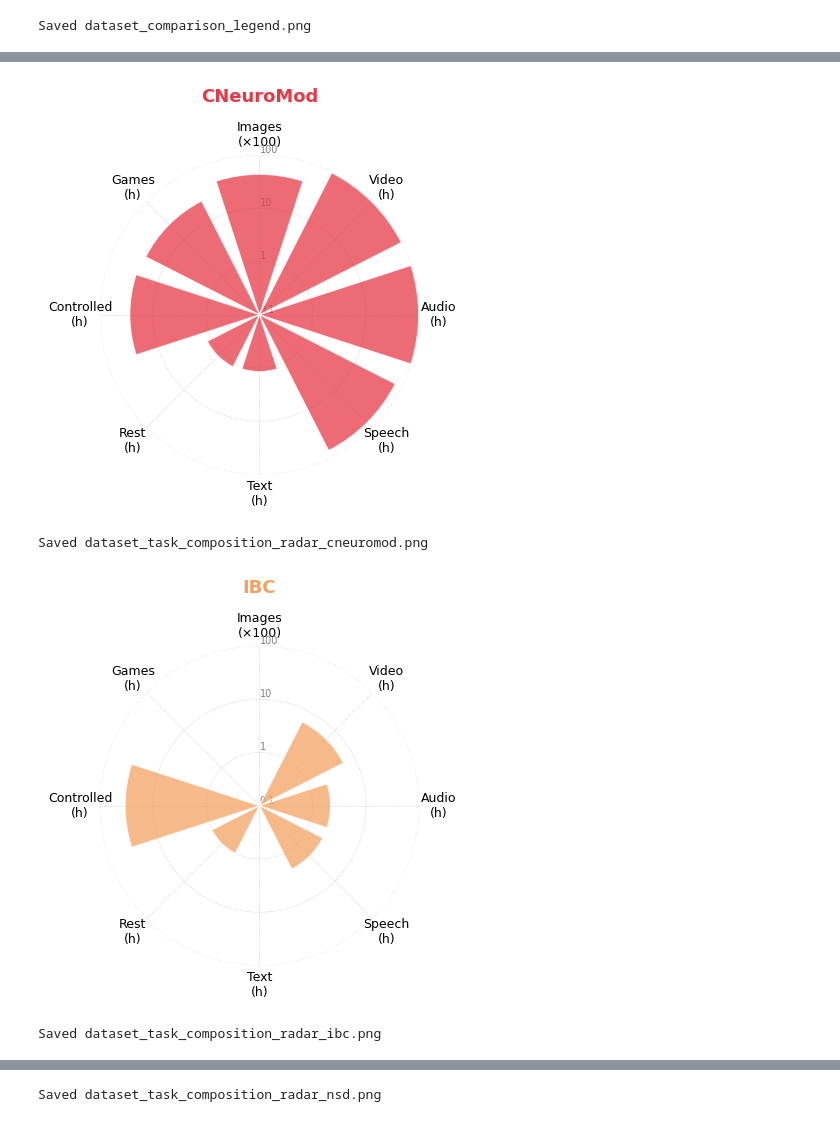
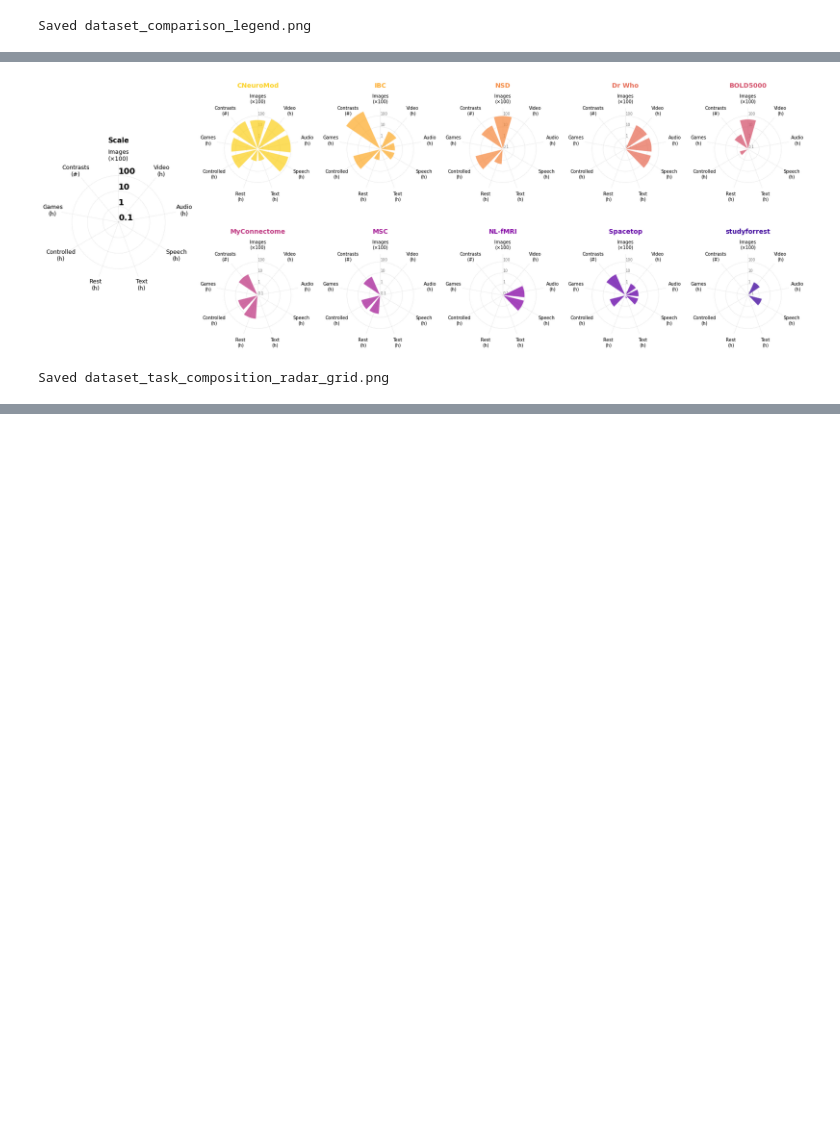
Before and after one commit to courtois-neuromod/cneuromod.all.comparison, a Jupyter notebook: notebooks/summary.ipynb, the cells around one changed output, grey strips where cells are left out. Saved outputs shown, nothing was run; the diff lists cells and outputs as text; code cells hidden in the pictures; blank space fills up the shorter version.

```diff
--- a/notebooks/summary.ipynb
+++ b/notebooks/summary.ipynb
@@ -23 +27,17 @@ from analysis.visualisation import make_bubble_chart, make_legend, make_neuroima
 from analysis.tables import COLUMN_GROUPS_PER_SUBJECT, COLUMN_GROUPS_TOTAL
+# %%
+# Rank top-10 datasets by total brain-recording hours per subject; build shared color dicts.
+dataset_ranks = compute_dataset_ranks(pivot_per_subject, datasets_list, COLUMN_GROUPS_PER_SUBJECT)
+dataset_colors_turbo = {ds: turbo_color(rank) for ds, rank in dataset_ranks.items()}
+
+# Ordered list of top-10 (rank 10 first) with their colors — used for radar grid and short chart.
+datasets_top10_ranked = sorted(
+    [(ds, dataset_colors_turbo[ds]) for ds, rank in dataset_ranks.items() if rank > 0],
+    key=lambda x: dataset_ranks[x[0]],
+    reverse=True,
+)
+datasets_top10 = [ds for ds, _ in datasets_top10_ranked]
+
+print("Top-10 datasets (rank 10 → 1):")
+for ds, color in datasets_top10_ranked:
+    print(f"  rank {dataset_ranks[ds]:2d}  {ds:30s}  {color}")
@@ -85,29 +113,10 @@ make_neuroimaging_depthvsbreadth(
 Saved dataset_neuroimaging_depthvsbreadth.png
 # %%
-from analysis.visualisation import make_task_composition_radar, RADAR_TASK_FIELDS, DATASET_COLORS
-
-RADAR_DATASETS = ["CNeuroMod", "IBC", "NSD"]
-
-# Compute shared radial max across all three datasets so figures are panel-comparable
-import numpy as np
-all_vals = []
-for ds in RADAR_DATASETS:
-    for _, path, div in RADAR_TASK_FIELDS:
-        if ds in pivot_per_subject.index and path in pivot_per_subject.columns:
-            v = pivot_per_subject.loc[ds, path]
-            if pd.notna(v) and v > 0:
-                all_vals.append(float(v) / div)
-r_max = max(all_vals) if all_vals else 100.0
-
-for dataset in RADAR_DATASETS:
-    make_task_composition_radar(
-        pivot_per_subject,
-        dataset,
-        output_dir / f"dataset_task_composition_radar_{dataset.lower()}.png",
-        r_max=r_max,
-    )
+make_radar_grid(
+    pivot_per_subject,
+    datasets_top10_ranked,
+    output_dir / "dataset_task_composition_radar_grid.png",
+)
 # %% [output]
-[figure, old version]
+[figure, new version]
-Saved dataset_task_composition_radar_cneuromod.png
+Saved dataset_task_composition_radar_grid.png
-[figure, removed]
-Saved dataset_task_composition_radar_ibc.png
@@ -115 +122,0 @@ Saved dataset_task_composition_radar_ibc.png
-Saved dataset_task_composition_radar_nsd.png
```
Also changed, not shown: parts of 8 cells of this notebook, 18 other files.
